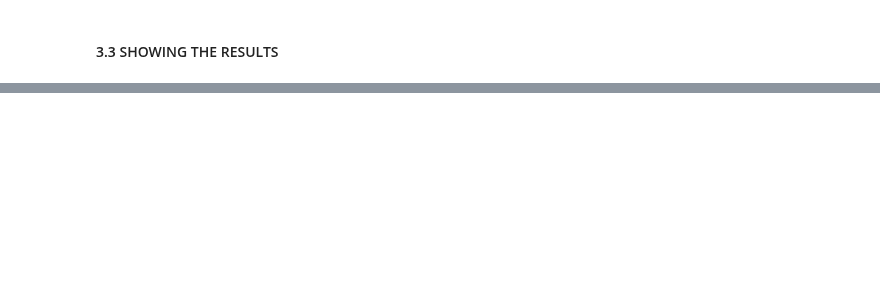
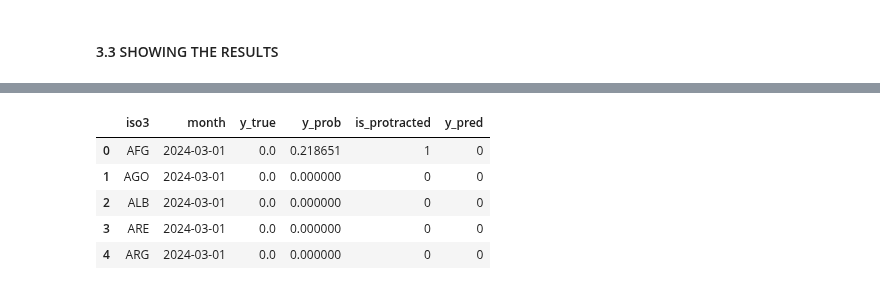
Before and after one commit to gallagelpi/Master_thesis, a Jupyter notebook: pipeline/results.ipynb, the cells around one changed output, grey strips where cells are left out. Cells and saved outputs as stored; diff of their text form; code cells hidden in the pictures; blank space fills up the shorter version.

```diff
--- a/pipeline/results.ipynb
+++ b/pipeline/results.ipynb
@@ -543,0 +570,9 @@ display(df_eval[(df_eval['y_pred'] == 0) & (df_eval['y_true'] == 1)].head(10))
+# %%
+df_eval.head()
+# %% [output]
+|  | iso3 | month | y_true | y_prob | is_protracted | y_pred |
+| 0 | AFG | 2024-03-01 | 0.0 | 0.218651 | 1 | 0 |
+| 1 | AGO | 2024-03-01 | 0.0 | 0.000000 | 0 | 0 |
+| 2 | ALB | 2024-03-01 | 0.0 | 0.000000 | 0 | 0 |
+| 3 | ARE | 2024-03-01 | 0.0 | 0.000000 | 0 | 0 |
+| 4 | ARG | 2024-03-01 | 0.0 | 0.000000 | 0 | 0 |
```
Also changed, not shown: parts of 8 cells of this notebook, 1 other file.
